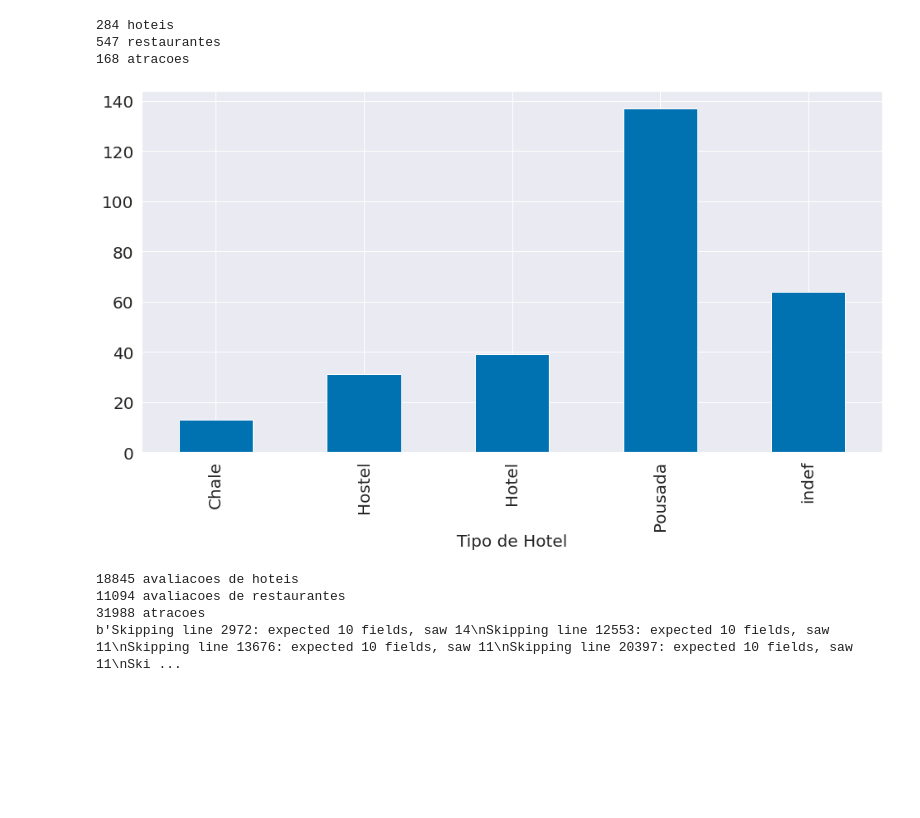
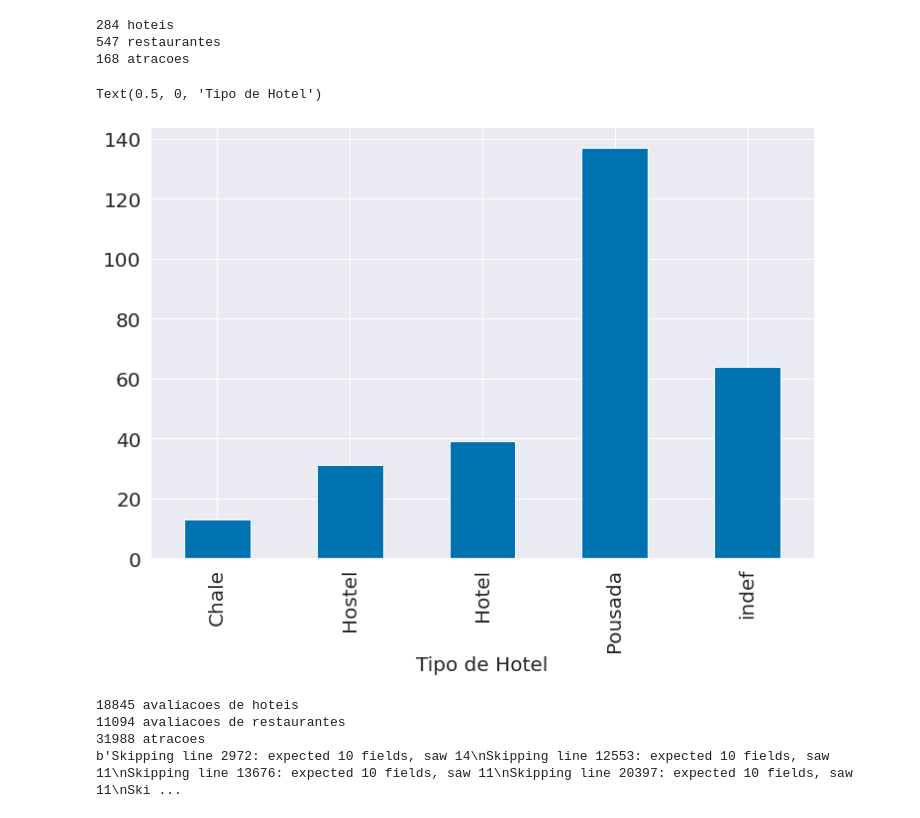
Before and after one commit to viengg/tripadvisor-scraper, a Jupyter notebook: analysis.ipynb, the cells around one changed output. Drawn from its saved outputs; the diff is of its cells as text; code cells hidden in the pictures; blank space fills up the shorter version.

```diff
--- a/analysis.ipynb
+++ b/analysis.ipynb
@@ -28,15 +39,12 @@ print(str(atracoes.shape[0]) + ' atracoes')
 284 hoteis
 547 restaurantes
 168 atracoes
-# %%
-plt.figure(figsize=(16, 8))
-ax = hoteis.groupby('tipo')['nome'].count().plot.bar(fontsize=20)
-plt.xlabel('Tipo de Hotel')
-for item in ([ax.title, ax.xaxis.label, ax.yaxis.label] +
-             ax.get_xticklabels() + ax.get_yticklabels()):
-    item.set_fontsize(20)
-# %% [output]
-[figure, removed]
+# %%
+hoteis.groupby('tipo')['nome'].count().plot.bar()
+plt.xlabel('Tipo de Hotel')
+# %% [output]
+Text(0.5, 0, 'Tipo de Hotel')
+[figure, added]
 # %%
 avaliacoes_hoteis = pd.read_csv('Ouro Preto e Mariana/avaliacoes-hoteis.csv').drop_duplicates()
 avaliacoes_restaurantes = pd.read_csv('Ouro Preto e Mariana/avaliacoes-restaurantes.csv').drop_duplicates()
```
Also changed, not shown: parts of 14 cells of this notebook.
